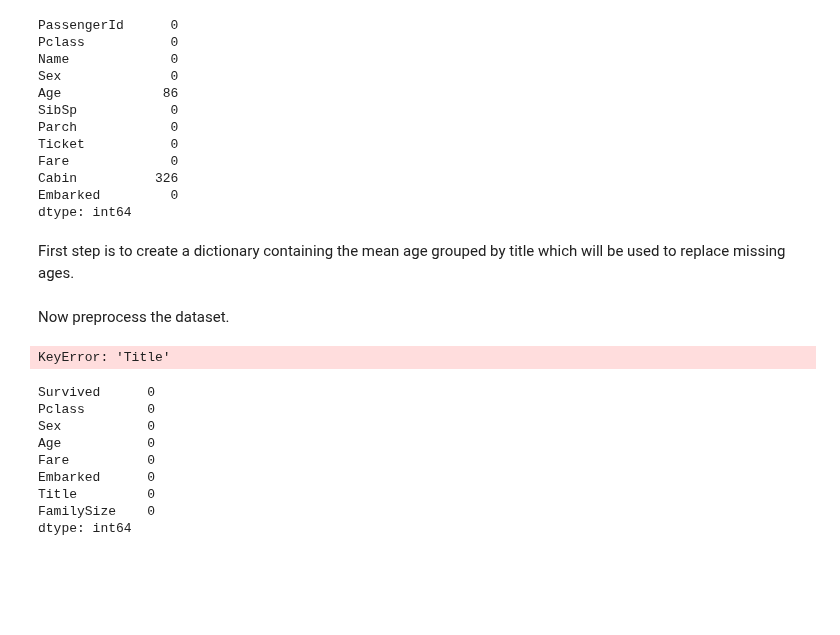
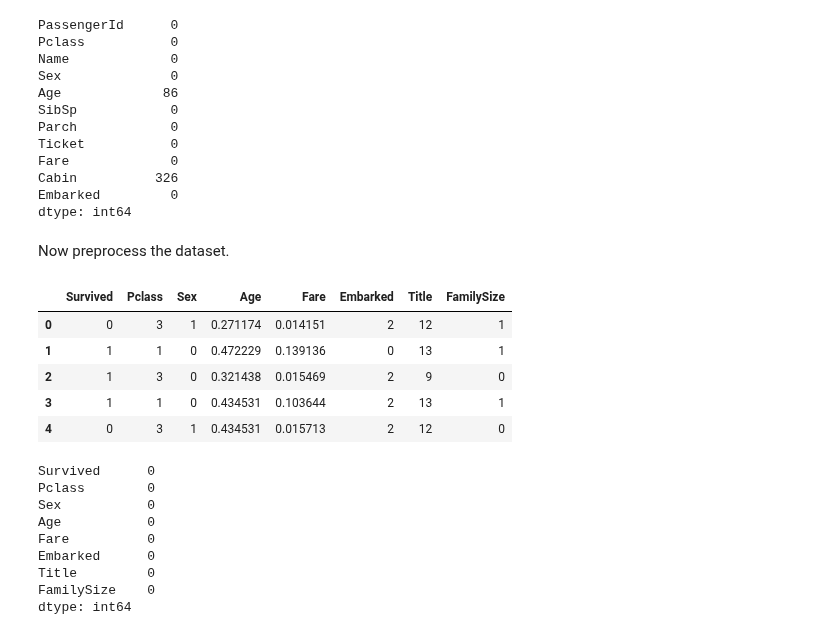
Before and after one commit to Mark-Barbaric/Kaggle, a Jupyter notebook: titanic/titanic_age_investigation.ipynb, the cells around one changed output. Cells and saved outputs as stored; diff of their text form; code cells hidden in the pictures; blank space fills up the shorter version.

```diff
--- a/titanic/titanic.ipynb
+++ b/titanic/titanic_age_investigation.ipynb
@@ -20,11 +20,9 @@ RANDOM_STATE = 123
 # %%
 from sklearn.preprocessing import MinMaxScaler, LabelEncoder
 
-def replace_missing_age_values(df):
-    titles = list(df['Title'].unique())
-    means = [df['Title' == title].mean() for title in titles]
-    mean_age_by_title = dict(zip(titles, means))
-    df['Age'] = df['Age'].fillna(mean_age_by_title)
+def replace_missing_age_values(df, mean_age_by_titles):
+    missing_age_mask = (df['Age'].isna())
+    df.loc[missing_age_mask, 'Age'] = df[missing_age_mask].apply(lambda x : mean_age_by_titles[x['Title']], axis=1).values
 
 def replace_missing_fare_values(df):
     mean_fare = df['Fare'].mean()
@@ -45,18 +43,19 @@ def normalize_columns(df):
     NUMERICAL_COLUMNS = ['Age', 'Fare']
     df[NUMERICAL_COLUMNS] = min_max_scaler.fit_transform(df[NUMERICAL_COLUMNS])
 
-def label_columns(df):
+def label_columns(df, titles):
     #TODO: move to ColumnTransformer class
     label_encoder = LabelEncoder()
     df['Sex'] = label_encoder.fit_transform(df['Sex'])
     df['Embarked'] = label_encoder.fit_transform(df['Embarked'])
-    df['Title'] = label_encoder.fit_transform(df['Title'])
+    label_encoder.fit(titles)
+    df['Title'] = label_encoder.transform(df['Title'])
 
 def drop_unnecessary_columns(df):
     COLUMNS_TO_DROP = ['PassengerId', 'Ticket', 'Cabin']
     df.drop(COLUMNS_TO_DROP, inplace=True, axis=1)
 
-def preprocess_dataset(df):
+def preprocess_dataset(df, mean_age_by_titles, titles):
     """_summary_
 
     Args:
@@ -64,9 +63,9 @@ def preprocess_dataset(df):
     """
     create_titles_column(df)
     create_family_size_column(df)
-    replace_missing_age_values(df)
+    replace_missing_age_values(df, mean_age_by_titles)
     replace_missing_fare_values(df)
-    label_columns(df)
+    label_columns(df, titles)
     normalize_columns(df)
     drop_unnecessary_columns(df)
 # %% [markdown]
@@ -255,3 +277,9 @@ There does appear to be grouping around certain titles, so maybe using the mean
+# %%
+missing_age_mask = (investigation_df['Age'].isna())
+create_titles_column(investigation_df)
+titles = list(investigation_df['Title'].unique())
+means = [investigation_df[investigation_df['Title'] == title]['Age'].mean() for title in titles]
+MEAN_AGE_BY_TITLES = dict(zip(titles, means))
 # %% [markdown]
 ## 3. Feature Engineering and Preprocessing
 
@@ -305,15 +342,18 @@ Fare             0
 Cabin          326
 Embarked         0
 dtype: int64
-# %% [markdown]
-First step is to create a dictionary containing the mean age grouped by title which will be used to replace missing ages.
 # %% [markdown]
 Now preprocess the dataset.
 # %%
-preprocess_dataset(train_df)
+preprocess_dataset(train_df, MEAN_AGE_BY_TITLES, titles)
 train_df.head()
 # %% [output]
-KeyError: 'Title'
+|  | Survived | Pclass | Sex | Age | Fare | Embarked | Title | FamilySize |
+| 0 | 0 | 3 | 1 | 0.271174 | 0.014151 | 2 | 12 | 1 |
+| 1 | 1 | 1 | 0 | 0.472229 | 0.139136 | 0 | 13 | 1 |
+| 2 | 1 | 3 | 0 | 0.321438 | 0.015469 | 2 | 9 | 0 |
+| 3 | 1 | 1 | 0 | 0.434531 | 0.103644 | 2 | 13 | 1 |
+| 4 | 0 | 3 | 1 | 0.434531 | 0.015713 | 2 | 12 | 0 |
 # %%
 train_df.isna().sum()
 # %% [output]
```
Also changed, not shown: parts of 25 cells of this notebook, 2 other files.
